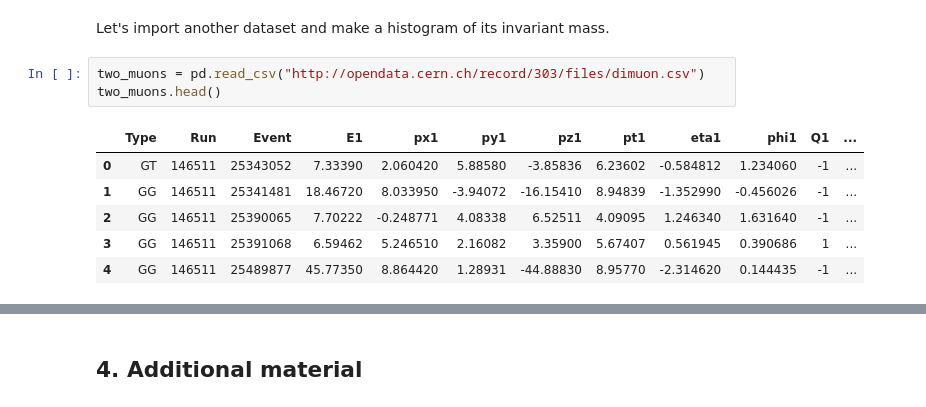
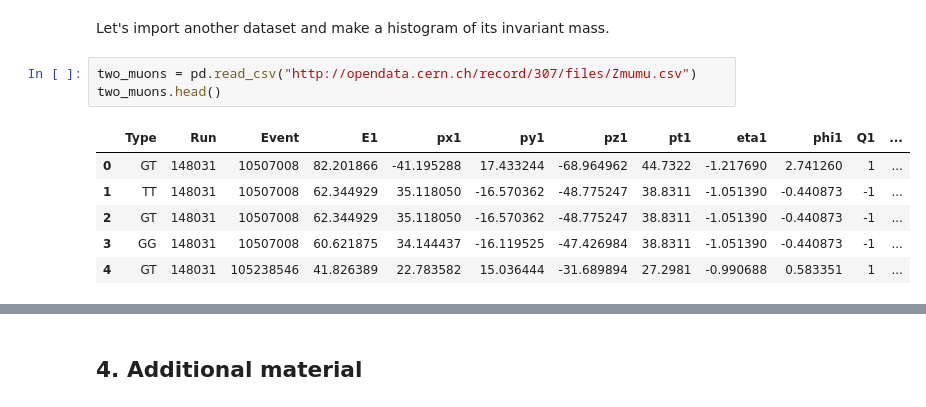
Before and after one commit to opendata-education/en_Workshops, a Jupyter notebook: content/exercises/jupyter-notebook-tutorial.ipynb, the cells around one changed output, grey strips where cells are left out. Cells and saved outputs as stored; diff of their text form.

```diff
--- a/content/exercises/jupyter-notebook-tutorial.ipynb
+++ b/content/exercises/jupyter-notebook-tutorial.ipynb
@@ -134,14 +134,14 @@ import matplotlib.pyplot as plt
 # %% [markdown]
 Let's import another dataset and make a histogram of its invariant mass.
 # %%
-two_muons = pd.read_csv("http://opendata.cern.ch/record/303/files/dimuon.csv")
+two_muons = pd.read_csv("http://opendata.cern.ch/record/307/files/Zmumu.csv")
 two_muons.head()
 # %% [output]
 |  | Type | Run | Event | E1 | px1 | py1 | pz1 | pt1 | eta1 | phi1 | Q1 | ... |
-| 0 | GT | 146511 | 25343052 | 7.33390 | 2.060420 | 5.88580 | -3.85836 | 6.23602 | -0.584812 | 1.234060 | -1 | ... |
-| 1 | GG | 146511 | 25341481 | 18.46720 | 8.033950 | -3.94072 | -16.15410 | 8.94839 | -1.352990 | -0.456026 | -1 | ... |
-| 2 | GG | 146511 | 25390065 | 7.70222 | -0.248771 | 4.08338 | 6.52511 | 4.09095 | 1.246340 | 1.631640 | -1 | ... |
-| 3 | GG | 146511 | 25391068 | 6.59462 | 5.246510 | 2.16082 | 3.35900 | 5.67407 | 0.561945 | 0.390686 | 1 | ... |
-| 4 | GG | 146511 | 25489877 | 45.77350 | 8.864420 | 1.28931 | -44.88830 | 8.95770 | -2.314620 | 0.144435 | -1 | ... |
+| 0 | GT | 148031 | 10507008 | 82.201866 | -41.195288 | 17.433244 | -68.964962 | 44.7322 | -1.217690 | 2.741260 | 1 | ... |
+| 1 | TT | 148031 | 10507008 | 62.344929 | 35.118050 | -16.570362 | -48.775247 | 38.8311 | -1.051390 | -0.440873 | -1 | ... |
+| 2 | GT | 148031 | 10507008 | 62.344929 | 35.118050 | -16.570362 | -48.775247 | 38.8311 | -1.051390 | -0.440873 | -1 | ... |
+| 3 | GG | 148031 | 10507008 | 60.621875 | 34.144437 | -16.119525 | -47.426984 | 38.8311 | -1.051390 | -0.440873 | -1 | ... |
+| 4 | GT | 148031 | 105238546 | 41.826389 | 22.783582 | 15.036444 | -31.689894 | 27.2981 | -0.990688 | 0.583351 | 1 | ... |
 # %%
 #Save the invariant mass in a variable
```
Also changed, not shown: parts of 12 cells of this notebook.
